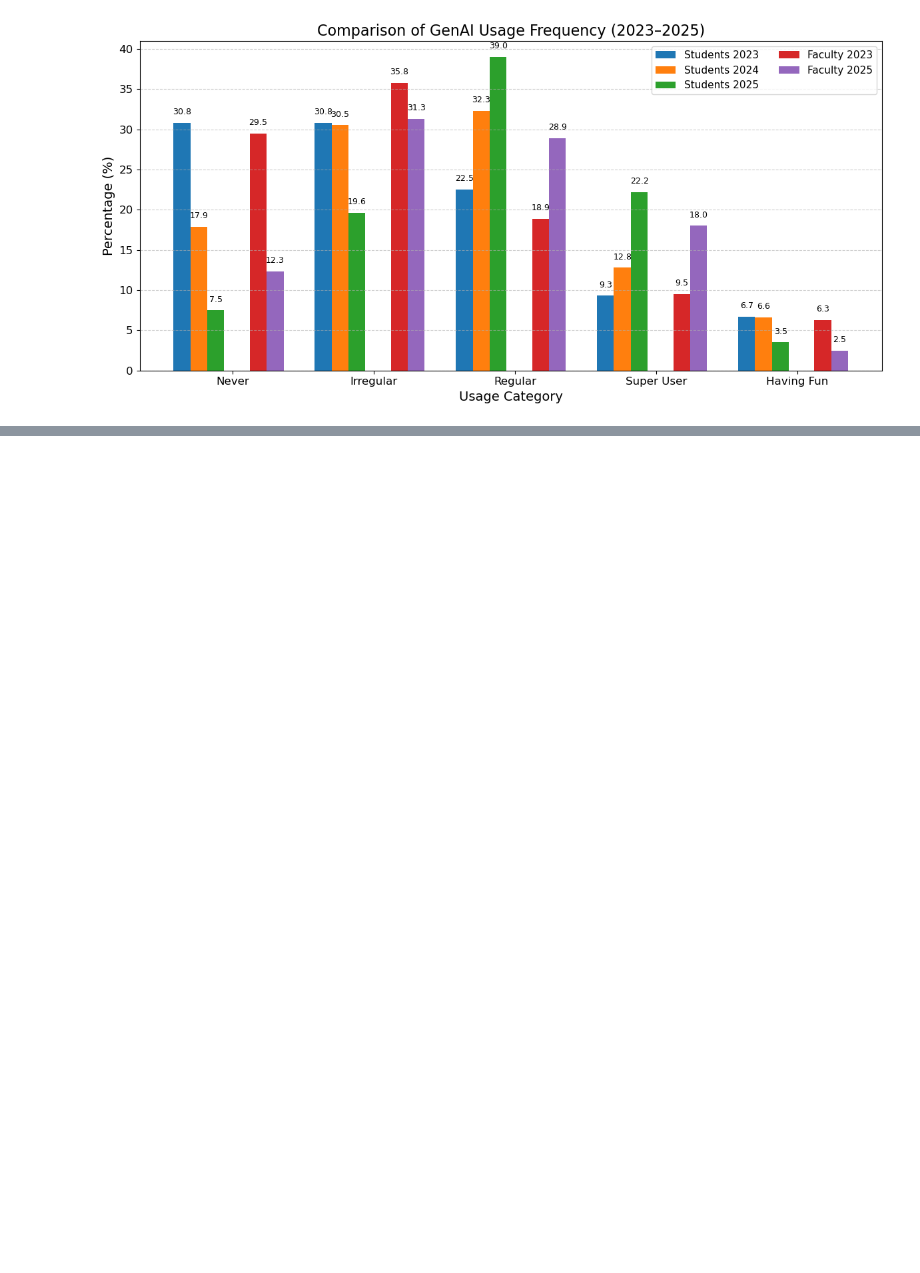
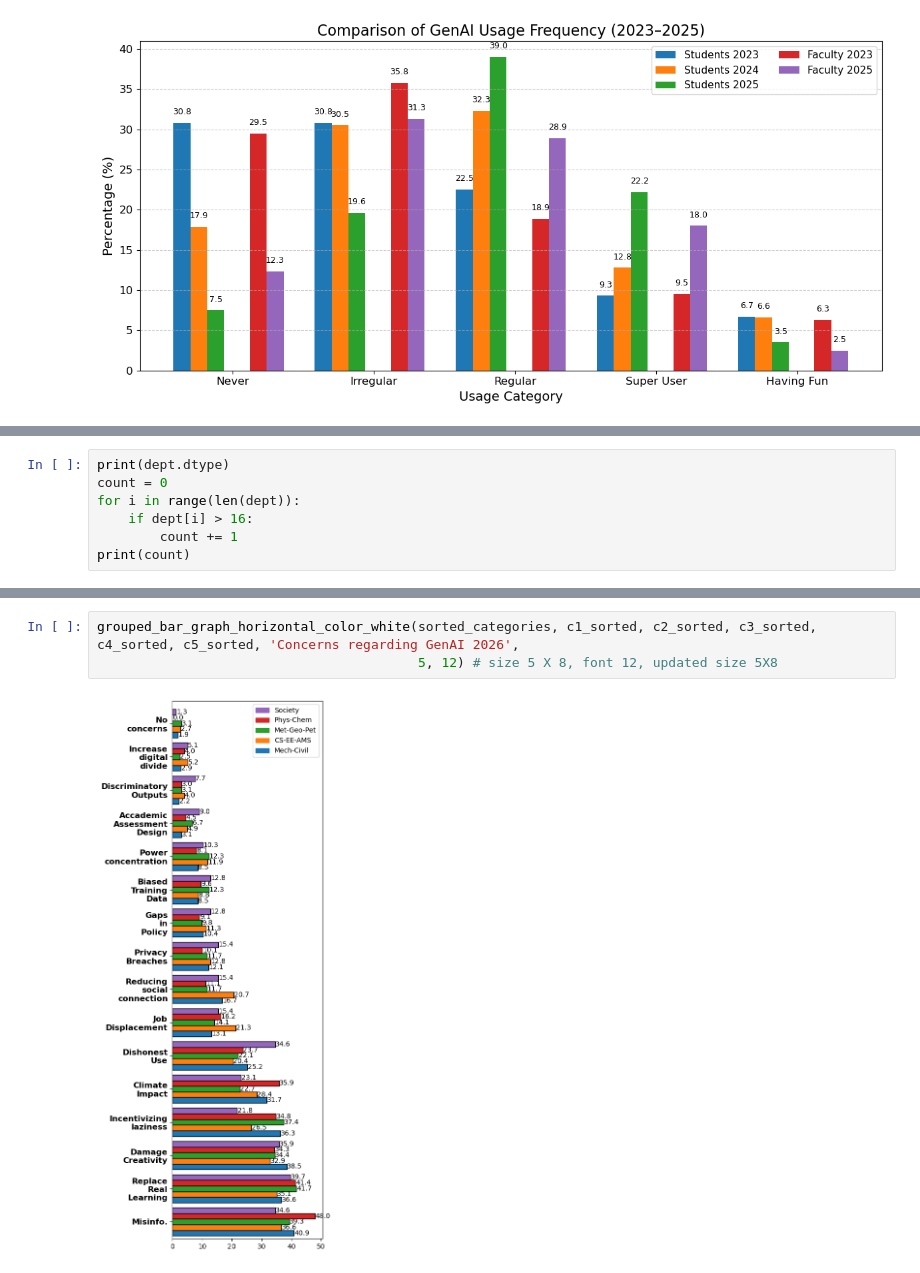
Before and after one commit to JesanOvi/GenAI-Survey-Analysis, a Jupyter notebook: note_books/survey25.ipynb, the cells around one changed output, grey strips where cells are left out. Saved outputs shown, nothing was run; the diff lists cells and outputs as text; blank space fills up the shorter version.

```diff
--- a/note_books/survey25.ipynb
+++ b/note_books/survey25.ipynb
@@ -326,0 +507,7 @@ plt.show()
+# %%
+print(dept.dtype)
+count = 0
+for i in range(len(dept)):
+    if dept[i] > 16:
+        count += 1
+print(count)
@@ -326,0 +1000,5 @@ plt.show()
+# %%
+grouped_bar_graph_horizontal_color_white(sorted_categories, c1_sorted, c2_sorted, c3_sorted, c4_sorted, c5_sorted, 'Concerns regarding GenAI 2026',
+                                         5, 12) # size 5 X 8, font 12, updated size 5X8
+# %% [output]
+[figure, added]
```
Also changed, not shown: parts of 127 cells of this notebook, 6 other files.
